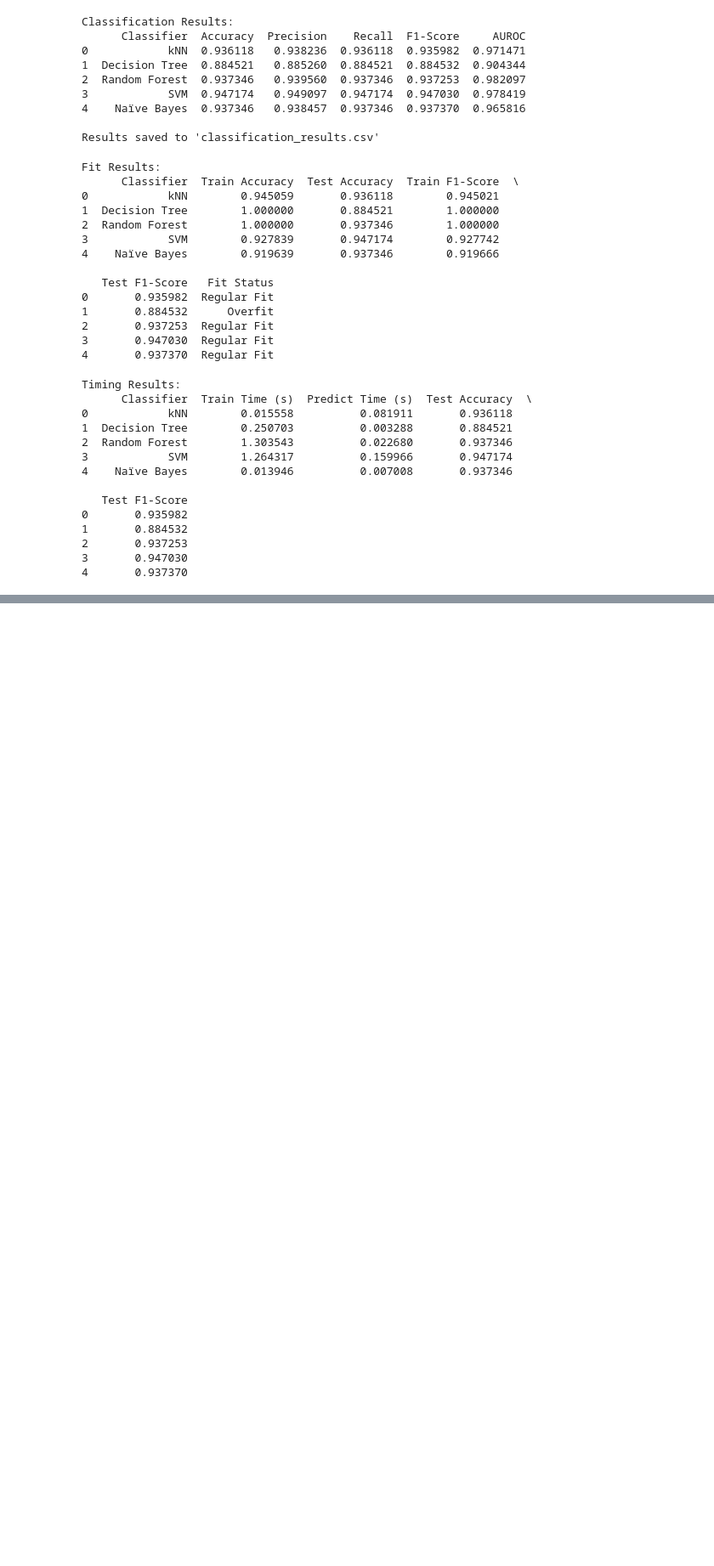
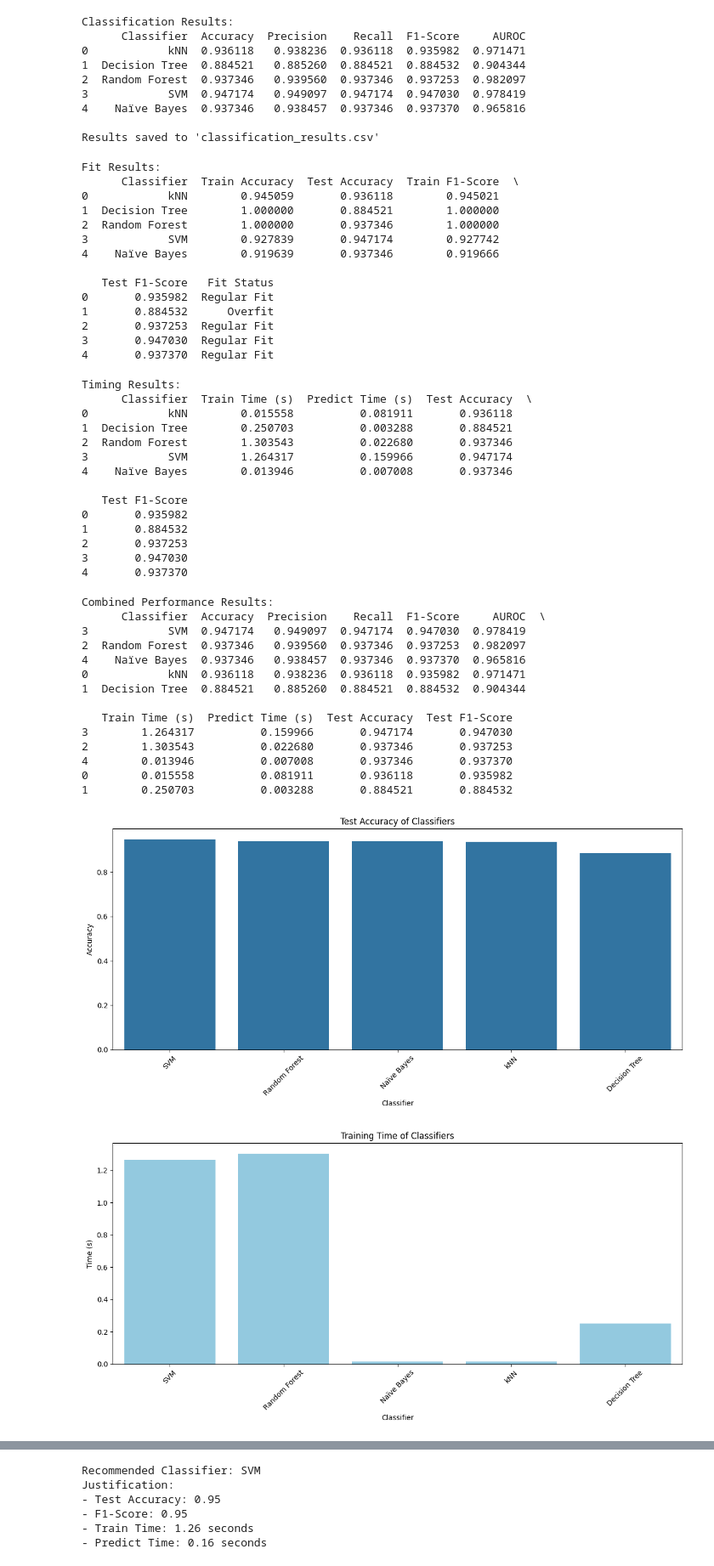
Before and after one commit to SanskarAgrahari-07/Deep-Learning-and-Neural-Networks-Lab-Work, a Jupyter notebook: DDNN_Lab1.ipynb, the cells around one changed output, grey strips where cells are left out. Shown at 85% size. Drawn from its saved outputs; the diff is of its cells as text; code cells hidden in the pictures; blank space fills up the shorter version.

```diff
--- a/DDNN_Lab1.ipynb
+++ b/DDNN_Lab1.ipynb
@@ -407,3 +407,76 @@ Timing Results:
 2       0.937253
 3       0.947030
 4       0.937370
+# %%
+import seaborn as sns
+import matplotlib.pyplot as plt
+
+# Combine metrics and timings into a single DataFrame
+performance_results_df = pd.merge(results_df, timing_results_df, on='Classifier')
+
+# Sort by Test Accuracy for ranking
+performance_results_df = performance_results_df.sort_values(by='Test Accuracy', ascending=False)
+
+# Display combined results
+print("\nCombined Performance Results:")
+print(performance_results_df)
+
+# Save combined results to CSV
+performance_results_df.to_csv("combined_performance_results.csv", index=False)
+
+# Visualize Metrics
+plt.figure(figsize=(12, 6))
+sns.barplot(x='Classifier', y='Test Accuracy', data=performance_results_df)
+plt.title('Test Accuracy of Classifiers')
+plt.ylabel('Accuracy')
+plt.xlabel('Classifier')
+plt.xticks(rotation=45)
+plt.tight_layout()
+plt.savefig("accuracy_comparison.png")
+plt.show()
+
+plt.figure(figsize=(12, 6))
+sns.barplot(x='Classifier', y='Train Time (s)', data=performance_results_df, color='skyblue')
+plt.title('Training Time of Classifiers')
+plt.ylabel('Time (s)')
+plt.xlabel('Classifier')
+plt.xticks(rotation=45)
+plt.tight_layout()
+plt.savefig("training_time_comparison.png")
+plt.show()
+
+plt.figure(figsize=(12, 6))
+sns.barplot(x='Classifier', y='Predict Time (s)', data=performance_results_df, color='orange')
+plt.title('Prediction Time of Classifiers')
+plt.ylabel('Time (s)')
+plt.xlabel('Classifier')
+plt.xticks(rotation=45)
+plt.tight_layout()
+plt.savefig("prediction_time_comparison.png")
+plt.show()
+
+# Justification: Identify the best classifier
+best_classifier = performance_results_df.iloc[0]
+print(f"\nRecommended Classifier: {best_classifier['Classifier']}")
+print("Justification:")
+print(f"- Test Accuracy: {best_classifier['Test Accuracy']:.2f}")
+print(f"- F1-Score: {best_classifier['Test F1-Score']:.2f}")
+print(f"- Train Time: {best_classifier['Train Time (s)']:.2f} seconds")
+print(f"- Predict Time: {best_classifier['Predict Time (s)']:.2f} seconds")
+# %% [output]
+Combined Performance Results:
+      Classifier  Accuracy  Precision    Recall  F1-Score     AUROC  \
+3            SVM  0.947174   0.949097  0.947174  0.947030  0.978419
+2  Random Forest  0.937346   0.939560  0.937346  0.937253  0.982097
+4    Naïve Bayes  0.937346   0.938457  0.937346  0.937370  0.965816
+0            kNN  0.936118   0.938236  0.936118  0.935982  0.971471
+1  Decision Tree  0.884521   0.885260  0.884521  0.884532  0.904344
+
+   Train Time (s)  Predict Time (s)  Test Accuracy  Test F1-Score
+3        1.264317          0.159966       0.947174       0.947030
+2        1.303543          0.022680       0.937346       0.937253
+4        0.013946          0.007008       0.937346       0.937370
+0        0.015558          0.081911       0.936118       0.935982
+1        0.250703          0.003288       0.884521       0.884532
+[figure, added]
+[figure, added]
@@ -409,0 +484,6 @@ Timing Results:
+Recommended Classifier: SVM
+Justification:
+- Test Accuracy: 0.95
+- F1-Score: 0.95
+- Train Time: 1.26 seconds
+- Predict Time: 0.16 seconds
```
Also changed, not shown: parts of 1 cell of this notebook.
